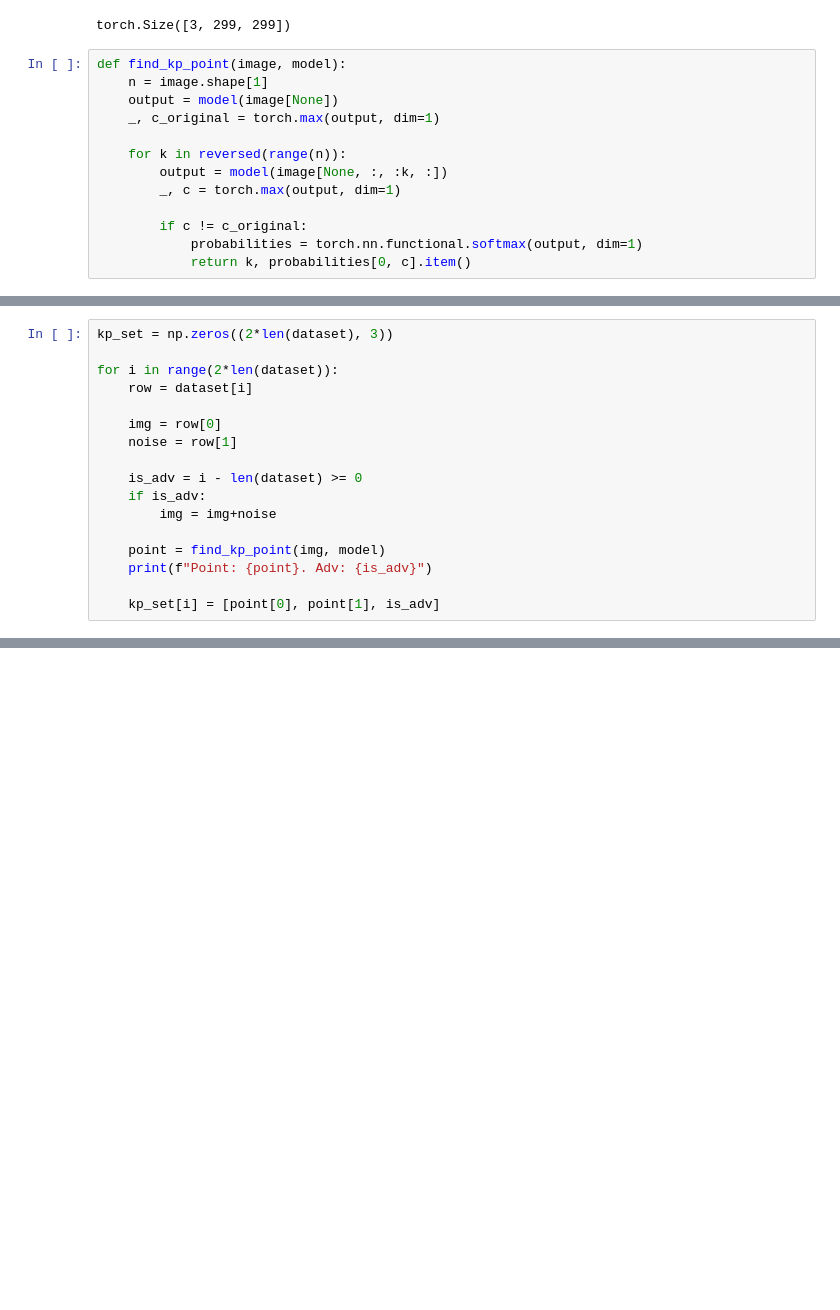
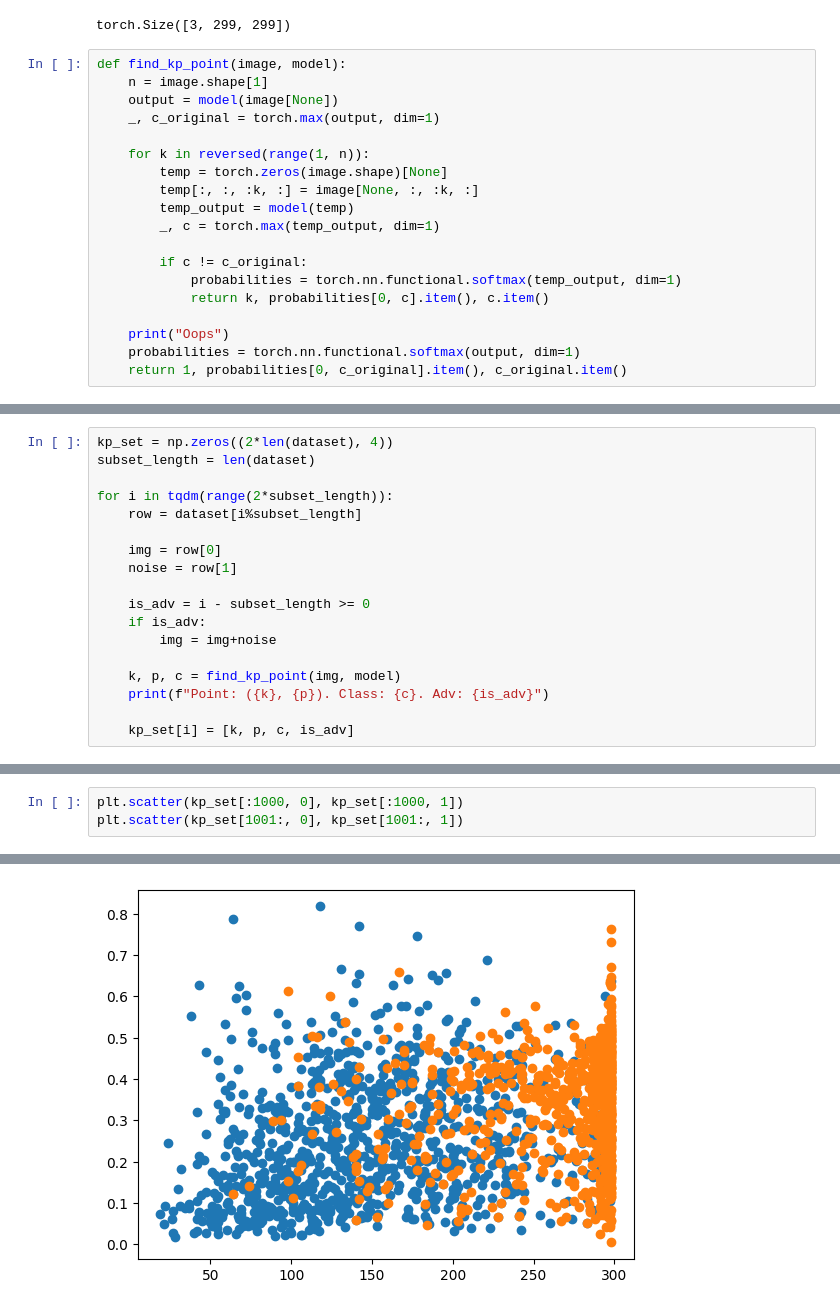
Before and after one commit to koendamme/AdversarialDefense, a Jupyter notebook: defense.ipynb, the cells around one changed output, grey strips where cells are left out. Drawn from its saved outputs; the diff is of its cells as text; blank space fills up the shorter version.

Commit message:
kp points generation

```diff
--- a/defense.ipynb
+++ b/defense.ipynb
@@ -43,10 +40,16 @@ def find_kp_point(image, model):
     output = model(image[None])
     _, c_original = torch.max(output, dim=1)
 
-    for k in reversed(range(n)):
-        output = model(image[None, :, :k, :])
-        _, c = torch.max(output, dim=1)
+    for k in reversed(range(1, n)):
+        temp = torch.zeros(image.shape)[None]
+        temp[:, :, :k, :] = image[None, :, :k, :]
+        temp_output = model(temp)
+        _, c = torch.max(temp_output, dim=1)
 
         if c != c_original:
-            probabilities = torch.nn.functional.softmax(output, dim=1)
-            return k, probabilities[0, c].item()
+            probabilities = torch.nn.functional.softmax(temp_output, dim=1)
+            return k, probabilities[0, c].item(), c.item()
+
+    print("Oops")
+    probabilities = torch.nn.functional.softmax(output, dim=1)
+    return 1, probabilities[0, c_original].item(), c_original.item()
@@ -57,18 +56,19 @@ find_kp_point(dataset[0][0], model)
 # %%
-kp_set = np.zeros((2*len(dataset), 3))
+kp_set = np.zeros((2*len(dataset), 4))
+subset_length = len(dataset)
 
-for i in range(2*len(dataset)):
-    row = dataset[i]
+for i in tqdm(range(2*subset_length)):
+    row = dataset[i%subset_length]
 
     img = row[0]
     noise = row[1]
 
-    is_adv = i - len(dataset) >= 0
+    is_adv = i - subset_length >= 0
     if is_adv:
         img = img+noise
 
-    point = find_kp_point(img, model)
-    print(f"Point: {point}. Adv: {is_adv}")
+    k, p, c = find_kp_point(img, model)
+    print(f"Point: ({k}, {p}). Class: {c}. Adv: {is_adv}")
 
-    kp_set[i] = [point[0], point[1], is_adv]
+    kp_set[i] = [k, p, c, is_adv]
 # %% [output]
@@ -80,0 +92,4 @@ KeyboardInterrupt:
+# %%
+plt.scatter(kp_set[:1000, 0], kp_set[:1000, 1])
+plt.scatter(kp_set[1001:, 0], kp_set[1001:, 1])
+# %% [output]
@@ -80,0 +97 @@ KeyboardInterrupt:
+[figure, added]
```
Also changed, not shown: parts of 7 cells of this notebook, 3 other files.
